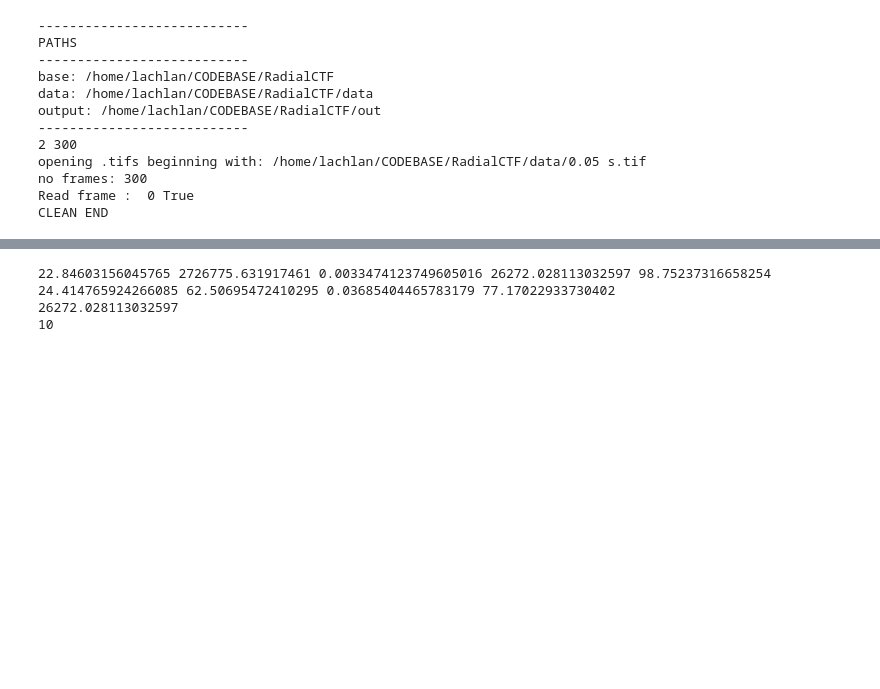
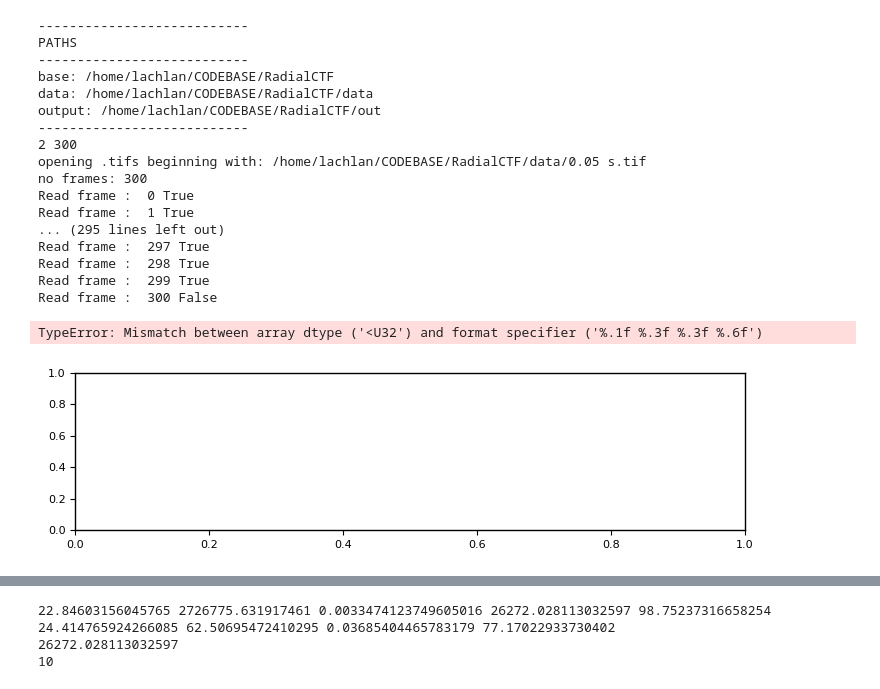
Before and after one commit to lachlanc61/RadialCTF, a Jupyter notebook: explore.ipynb, the cells around one changed output, grey strips where cells are left out. Cells and saved outputs as stored; diff of their text form; code cells hidden in the pictures; blank space fills up the shorter version.

```diff
--- a/explore.ipynb
+++ b/explore.ipynb
@@ -207,6 +207,24 @@ while success:
     #   get the centre and centremask
         center, ccut = (centrex, centrey), centrecut
 
+        #apply some manual corrections if we did the FFT
+        if fourierspace == False:
+
+        #FFTs produced by the instrument software are higher contrast
+        #   must be some preprocessing going on under the hood
+        #   replicate via a manually-refined scalefactor+baseline for now
+        #   need to talk to hitachi and get the real procedure
+
+            #scale by some factor
+            scalefactor=(500/img.max())
+            img=(img*scalefactor)
+            #lift the baseline
+            img=(img+40)
+            #convert to uint8
+            img=img.astype('uint8')
+            #reapply mask
+            img[~mask] = 0
+
     #   create the azimuthal profile (x,rad) and add to master matrix for this image
         rad = radial.radial_profile(img, center)
         x = np.arange(rad.shape[0])
@@ -226,7 +244,7 @@ while success:
 
         guess=np.array([amp, cs, wl, dz, dm, dec, const, gsig, gamp])
 
-        bounded=([amp/bf3, cs/(bf0), wl/bf0, dz/bf2, dm/bf2, dec/bf3, const/bf3, gsig/bf2, gamp/bf3], [amp*bf2, cs*bf0, wl*bf0, dz*bf2, dm*bf2, dec*bf2, const*bf1, gsig*bf2, gamp*bf3])
+        bounded=([amp/bf3, cs/(bf0), wl/bf0, dz/bf2, dm/bf2, dec/bf3, const/bf3, gsig/bf2, gamp/bf2], [amp*bf2, cs*bf0, wl*bf0, dz*bf2, dm*bf2, dec*bf2, const*bf1, gsig*bf2, gamp*bf2])
 
     #   DO FIT
         popt, pcov = curve_fit(radial.ctfmodel, k, rad, p0=guess, bounds=bounded)
@@ -289,38 +307,44 @@ while success:
     times[framecount]=etime*framecount
     zavg[framecount]=np.average(zvals)
     zsd[framecount]=np.std(zvals)
     r2avg[framecount]=np.average(r2)
 
 #   would be useful to report difference between sector ctfs as well
 
 
  #output the final figure for this frame
     fig.savefig(os.path.join(odir, ("out_%s.png" % framecount)), dpi=300)
 
-#   clear and close the figure
-#       note: this is slow, costs about 20% performance
-#       ideally would clear individual axes instead eg. axgh.cla() axrad.cla()
-#       doesnt seem to clear fully, do this for now
+#   clear and close the figure after each export
     fig.clf()
     plt.close()
 
     framecount += 1
-    break
+
 #print the final list of report values and save to  file
-#   need to improve formatting here, np array has to be single dtype so all string currently
-#np.savetxt(os.path.join(odir, "results.txt"), np.c_[times, r2avg, zavg, zsd], newline='\n', fmt=['%12s','%12s','%12s','%12s'], header="      time       r2               zero avg          zero var")
+#   times is a string at this point, convert to float
+times=times.astype(np.float64)
+
+np.savetxt(os.path.join(odir, "results.txt"), np.c_[times, r2avg, zavg, zsd], newline='\n', fmt=['%12.1f','%12.3f','%12.3f','%12.6f'], header="      time           r2     zero avg     zero var")
 
 print("CLEAN END")
 # %% [output]
 ---------------------------
 PATHS
 ---------------------------
 base: /home/lachlan/CODEBASE/RadialCTF
 data: /home/lachlan/CODEBASE/RadialCTF/data
 output: /home/lachlan/CODEBASE/RadialCTF/out
 ---------------------------
 2 300
 opening .tifs beginning with: /home/lachlan/CODEBASE/RadialCTF/data/0.05 s.tif
 no frames: 300
 Read frame :  0 True
-CLEAN END
+Read frame :  1 True
+... (295 lines left out)
+Read frame :  297 True
+Read frame :  298 True
+Read frame :  299 True
+Read frame :  300 False
+TypeError: Mismatch between array dtype ('<U32') and format specifier ('%.1f %.3f %.3f %.6f')
+[figure, added]
```
Also changed, not shown: parts of 2 cells of this notebook, 2 other files.
